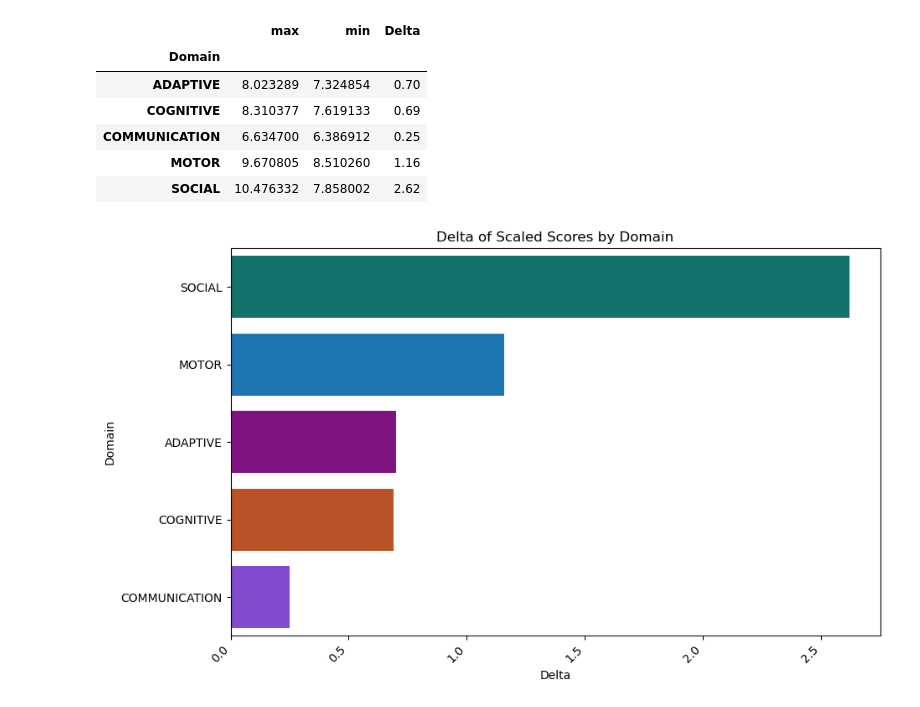
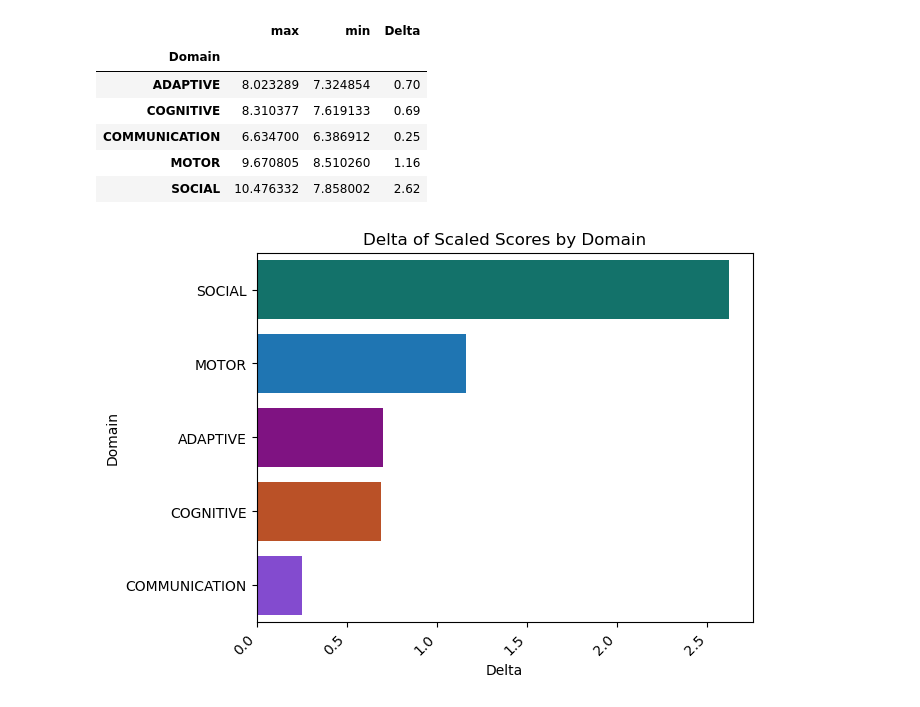
Before and after one commit to NSS-Data-Analytics-Cohort-10/teis-bullmastiff, a Jupyter notebook: Notebook/Partnerproject.ipynb, the cells around one changed output. Saved outputs shown, nothing was run; the diff lists cells and outputs as text; code cells hidden in the pictures.

```diff
--- a/Notebook/Partnerproject.ipynb
+++ b/Notebook/Partnerproject.ipynb
@@ -228,18 +228,17 @@ Domaingrouped
 # %%
 domain_colors = {
     'ADAPTIVE' : '#910095',
     'SOCIAL' :'#038277',
     'COMMUNICATION' : '#8035E5',
     'MOTOR' : '#0779CA',
     'COGNITIVE' : '#D2460F'}
 
 maxminmeandomain = maxminmeandomain.sort_values('Delta',ascending =False)
-fig, ax = plt.subplots(figsize=(10, 6))
 sns.barplot(y= maxminmeandomain.index, x='Delta', palette= domain_colors, data=maxminmeandomain)
 plt.title('Delta of Scaled Scores by Domain')
 plt.xlabel("Delta")
 plt.ylabel("Domain")
 plt.xticks(rotation=45, ha='right')
 plt.show()
 # %% [output]
-[figure, old version]
+[figure, new version]
```
Also changed, not shown: parts of 4 cells of this notebook.
